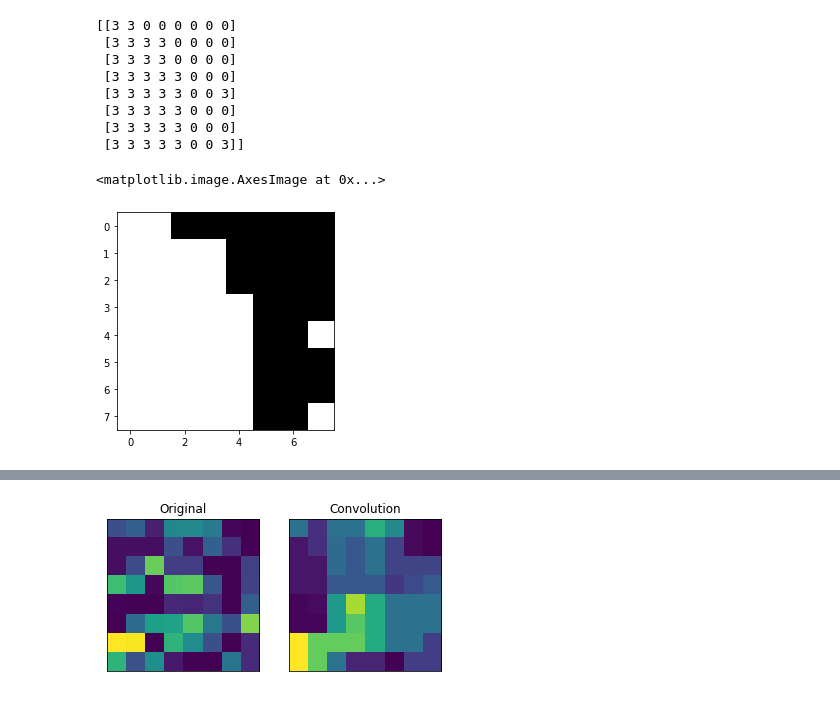
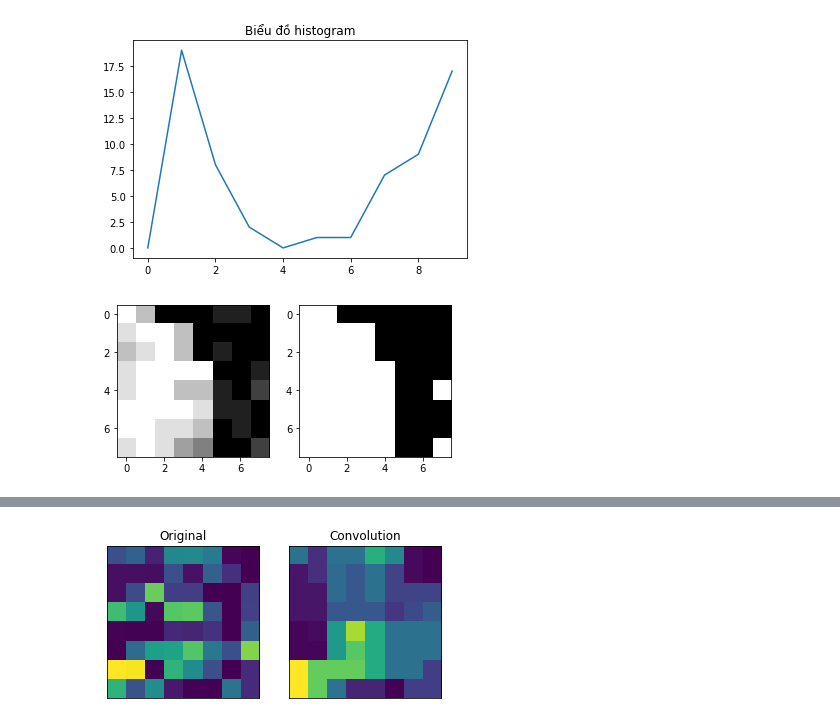
Before and after one commit to ndthien98/LTU15, a Jupyter notebook: 20201/image-processing/baitap_xla.ipynb, the cells around one changed output, grey strips where cells are left out. Saved outputs shown, nothing was run; the diff lists cells and outputs as text; code cells hidden in the pictures.

```diff
--- a/20201/image-processing/baitap_xla.ipynb
+++ b/20201/image-processing/baitap_xla.ipynb
@@ -82,0 +64,25 @@ plt.imshow(thresh2,cmap='gray')
+# %%
+# Bài 1: Thực hiện nhị phân hoá
+# ret,thresh1 = cv2.threshold(x1,127,1,cv2.THRESH_BINARY) # hàm có sẵn của OpenCV
+
+threshold1 = 127
+bin1 = np.zeros(x1.shape)
+w, h = x1.shape
+for i in range(w):
+    for j in range(h):
+        bin1[i][j] = 0 if x1[i][j] > threshold1 else 1
+
+threshold2 = 5
+bin2 = np.zeros(x1.shape)
+w, h = x2.shape
+for i in range(w):
+    for j in range(h):
+        bin2[i][j] = 0 if x2[i][j] > threshold2 else 1
+
+plt.subplot(221)
+plt.imshow(bin1)
+
+plt.subplot(222)
+plt.imshow(bin2)
+
+plt.show()
@@ -154,16 +219,32 @@ plt.imshow(x1_f2,cmap='gray')
+# %%
+# Bài 4: Cho ma trận x2
+x2 = np.array([
+    [9,7,1,1,1,2,2,1],
+    [8,9,9,7,1,1,1,1],
+    [7,8,9,7,1,2,1,1],
+    [8,9,9,9,9,1,1,2],
+    [8,9,9,7,7,2,1,3],
+    [9,9,9,9,8,2,2,1],
+    [9,9,8,8,7,1,2,1],
+    [8,9,8,6,5,1,1,3],
+
+]).astype(np.uint8)
+# %%
+# 1. Thực hiện tính và vẽ historgram, nhận xét về độ tương phản của ảnh
+hist = cv2.calcHist([x2], [0], None, [10], [0,10])
+plt.plot(hist)
+plt.title('Biểu đồ histogram')
+plt.show()
+# %% [output]
+[figure, added]
 # %%
+# 2. Thực hiện thay đổi độ tương phản theo filter f2
 x2_f2 = filter_f2(x2,a=2,b=3,beta=3,L=10)
-print(x2_f2)
+plt.subplot(121)
+plt.imshow(x2,cmap='gray')
+plt.subplot(122)
 plt.imshow(x2_f2,cmap='gray')
+plt.show()
 # %% [output]
-[[3 3 0 0 0 0 0 0]
- [3 3 3 3 0 0 0 0]
- [3 3 3 3 0 0 0 0]
- [3 3 3 3 3 0 0 0]
- [3 3 3 3 3 0 0 3]
- [3 3 3 3 3 0 0 0]
- [3 3 3 3 3 0 0 0]
- [3 3 3 3 3 0 0 3]]
-<matplotlib.image.AxesImage at 0x...>
-[figure, old version]
+[figure, new version]
 # %%
```
Also changed, not shown: parts of 26 cells of this notebook, 7 other files.
